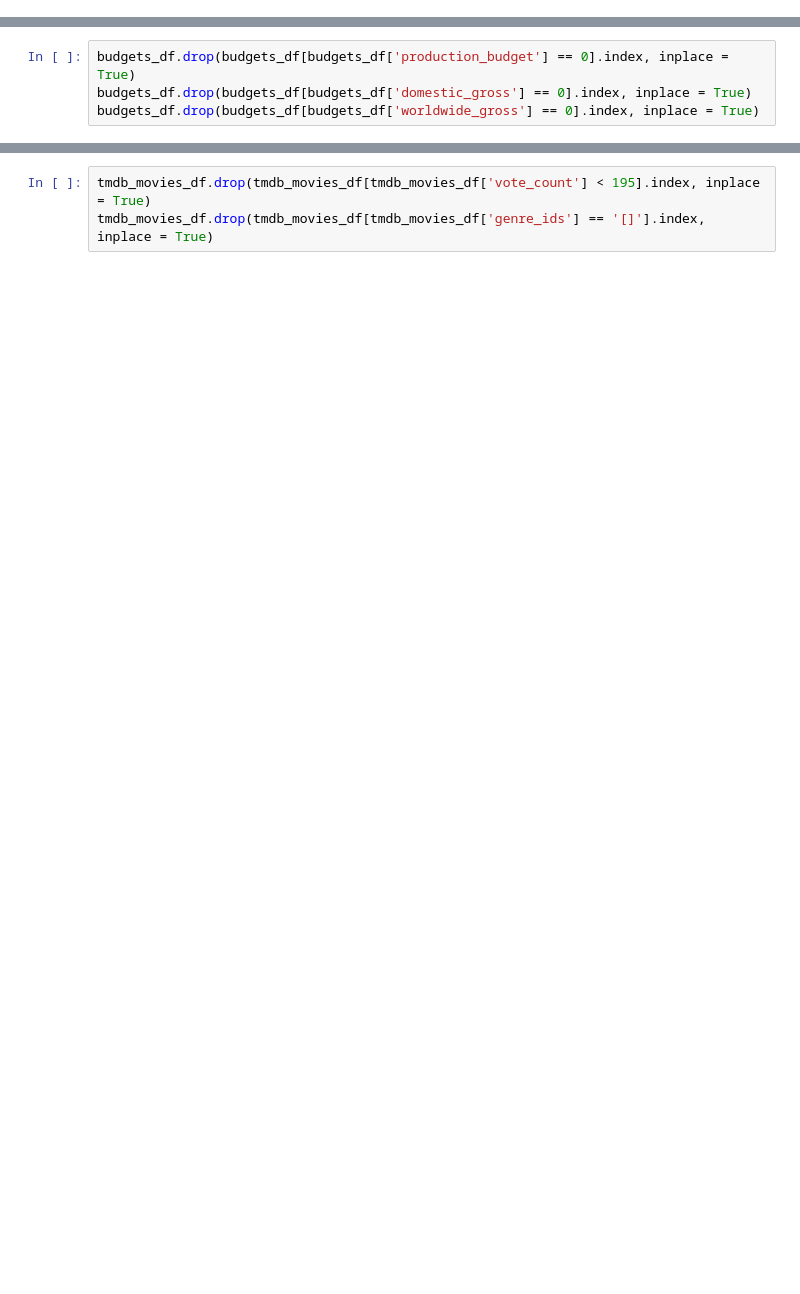
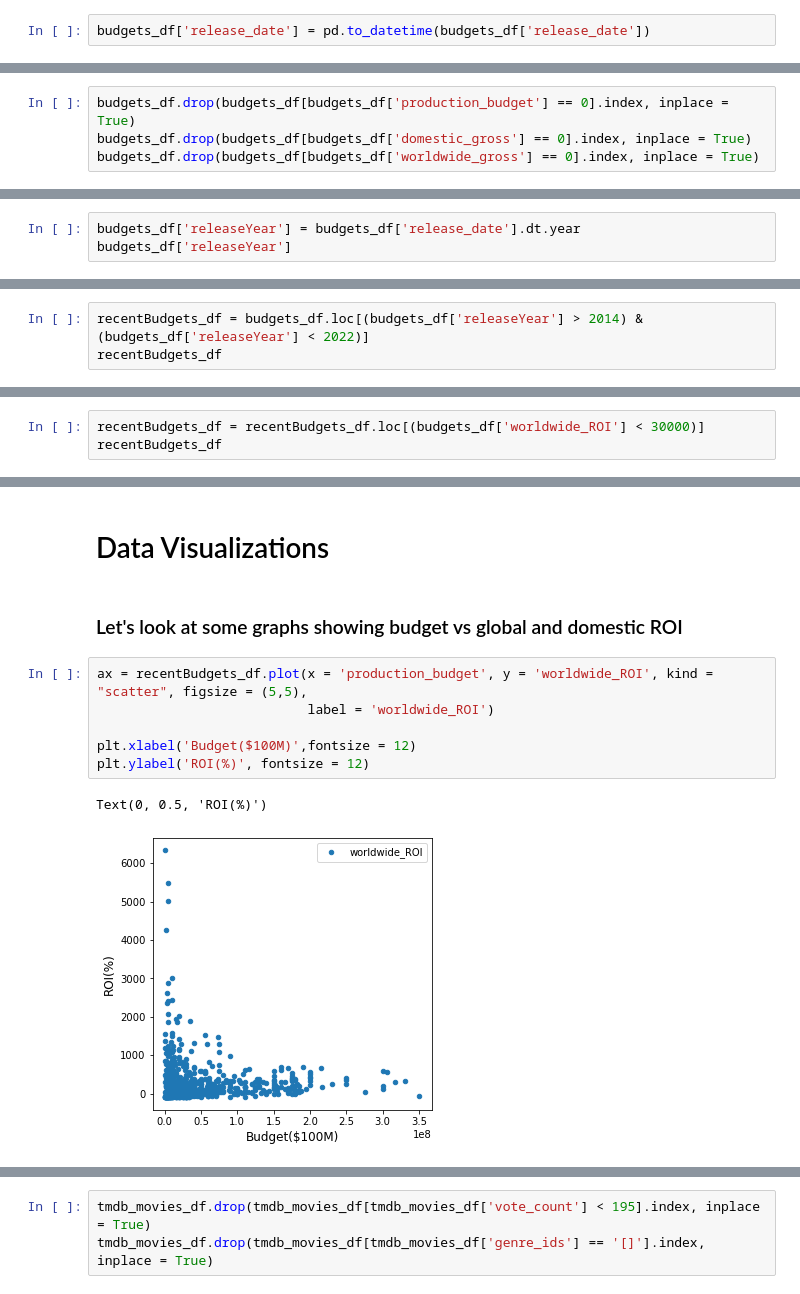
Before and after one commit to learn-co-curriculum/dsc-phase-1-project-v2-4, a Jupyter notebook: student.ipynb, the cells around one changed output, grey strips where cells are left out. Drawn from its saved outputs; the diff is of its cells as text; blank space fills up the shorter version.

```diff
--- a/student.ipynb
+++ b/student.ipynb
@@ -68,3 +55,5 @@ budgets_df.loc[:, 'domestic_gross'] = budgets_df["domestic_gross"].str.replace("
+# %%
+budgets_df['release_date'] = pd.to_datetime(budgets_df['release_date'])
 # %%
 budgets_df.info()
 # %% [output]
@@ -105,0 +109,3 @@ budgets_df
+# %%
+budgets_df['releaseYear'] = budgets_df['release_date'].dt.year
+budgets_df['releaseYear']
@@ -105,0 +125,3 @@ budgets_df
+# %%
+recentBudgets_df = budgets_df.loc[(budgets_df['releaseYear'] > 2014) & (budgets_df['releaseYear'] < 2022)]
+recentBudgets_df
@@ -105,0 +142,3 @@ budgets_df
+# %%
+recentBudgets_df = recentBudgets_df.loc[(budgets_df['worldwide_ROI'] < 30000)]
+recentBudgets_df
@@ -221,0 +179,13 @@ budgets_df.plot(x = 'production_budget', y = 'worldwide_ROI', kind = "scatter")
+# %% [markdown]
+# Data Visualizations
+# %% [markdown]
+### Let's look at some graphs showing budget vs global and domestic ROI
+# %%
+ax = recentBudgets_df.plot(x = 'production_budget', y = 'worldwide_ROI', kind = "scatter", figsize = (5,5),
+                           label = 'worldwide_ROI')
+
+plt.xlabel('Budget($100M)',fontsize = 12)
+plt.ylabel('ROI(%)', fontsize = 12)
+# %% [output]
+Text(0, 0.5, 'ROI(%)')
+[figure, added]
```
Also changed, not shown: parts of 87 cells of this notebook.
